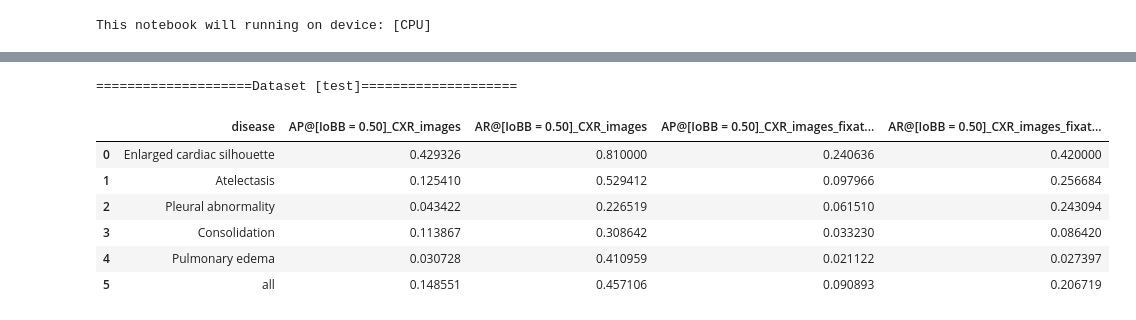
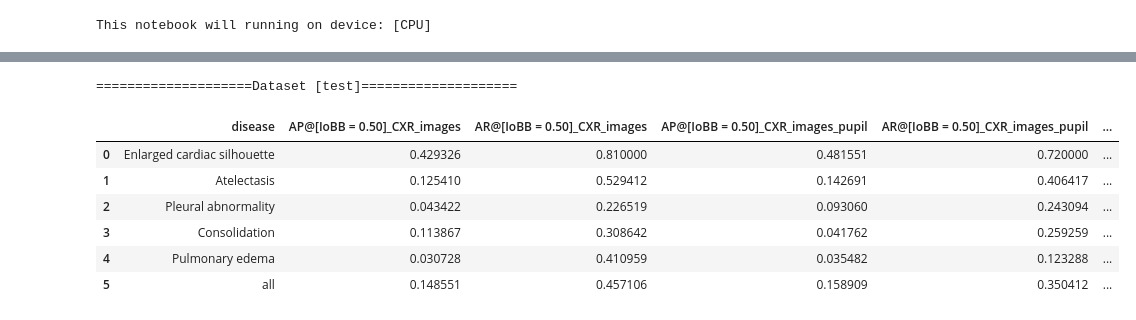
Before and after one commit to andretavluis/multimodal-abnormalities-detection, a Jupyter notebook: [7.b] eval_fixations.ipynb, the cells around one changed output, grey strips where cells are left out. Saved outputs shown, nothing was run; the diff lists cells and outputs as text; code cells hidden in the pictures.

```diff
--- a/[7.b] eval_fixations.ipynb
+++ b/[7.b] eval_fixations.ipynb
@@ -42,0 +46,34 @@ naming_map = {
+# %%
+naming_map = {
+    TrainedModels.CXR_images: "CXR_images",
+    TrainedModels.CXR_images_pupil: "CXR_images_pupil",
+    TrainedModels.CXR_images_fixations_multiply: "CXR_images_fixations_multiply",
+#     TrainedModels.CXR_images_resnet: "CXR_images_resnet",
+#     TrainedModels.CXR_images_fixations_multiply: "CXR_images_fixations_multiply",
+#     TrainedModels.CXR_images_1third: "CXR_images_1third",
+    # TrainedModels.CXR_images_fixations_mobilenet: "CXR_images_fixations_mobilenet",
+    TrainedModels.CXR_images_fixations_resnet: "CXR_images_fixations_resnet",
+    TrainedModels.CXR_images_pupil_multiply: "CXR_images_pupil_multiply"
+
+}
+# %%
+for select_model in tqdm([
+    TrainedModels.CXR_images,
+    TrainedModels.CXR_images_pupil,
+    TrainedModels.CXR_images_fixations_multiply,
+    TrainedModels.CXR_images_fixations_resnet,
+    TrainedModels.CXR_images_pupil_multiply
+]):
+
+    model, train_info, _, _ = get_trained_model(
+            select_model,
+            DEFAULT_REFLACX_LABEL_COLS,
+            device,
+            rpn_nms_thresh=0.3,
+            box_detections_per_img=10,
+            box_nms_thresh=0.2,
+            rpn_score_thresh=0.0,
+            box_score_thresh=0.5,
+        )
+
+    print(train_info)
@@ -508,19 +622,22 @@ def get_mAP_mAR(
 # %%
 merged_df = get_mAP_mAR(
     models= [
-        TrainedModels.CXR_images,
-        TrainedModels.CXR_images_fixations
+    TrainedModels.CXR_images,
+    TrainedModels.CXR_images_pupil,
+    TrainedModels.CXR_images_fixations_multiply,
+    TrainedModels.CXR_images_fixations_resnet,
+    TrainedModels.CXR_images_pupil_multiply
     ],
     datasets= ["test"],#["train", "val", "test"],
     score_thrs= 0.05,
     naming_map=naming_map
 )
 # %% [output]
 ====================Dataset [test]====================
-|  | disease | AP@[IoBB = 0.50]_CXR_images | AR@[IoBB = 0.50]_CXR_images | AP@[IoBB = 0.50]_CXR_images_fixat... | AR@[IoBB = 0.50]_CXR_images_fixat... |
-| 0 | Enlarged cardiac silhouette | 0.429326 | 0.810000 | 0.240636 | 0.420000 |
-| 1 | Atelectasis | 0.125410 | 0.529412 | 0.097966 | 0.256684 |
-| 2 | Pleural abnormality | 0.043422 | 0.226519 | 0.061510 | 0.243094 |
-| 3 | Consolidation | 0.113867 | 0.308642 | 0.033230 | 0.086420 |
-| 4 | Pulmonary edema | 0.030728 | 0.410959 | 0.021122 | 0.027397 |
-| 5 | all | 0.148551 | 0.457106 | 0.090893 | 0.206719 |
+|  | disease | AP@[IoBB = 0.50]_CXR_images | AR@[IoBB = 0.50]_CXR_images | AP@[IoBB = 0.50]_CXR_images_pupil | AR@[IoBB = 0.50]_CXR_images_pupil | ... |
+| 0 | Enlarged cardiac silhouette | 0.429326 | 0.810000 | 0.481551 | 0.720000 | ... |
+| 1 | Atelectasis | 0.125410 | 0.529412 | 0.142691 | 0.406417 | ... |
+| 2 | Pleural abnormality | 0.043422 | 0.226519 | 0.093060 | 0.243094 | ... |
+| 3 | Consolidation | 0.113867 | 0.308642 | 0.041762 | 0.259259 | ... |
+| 4 | Pulmonary edema | 0.030728 | 0.410959 | 0.035482 | 0.123288 | ... |
+| 5 | all | 0.148551 | 0.457106 | 0.158909 | 0.350412 | ... |
```
Also changed, not shown: parts of 12 cells of this notebook, 48 other files.
